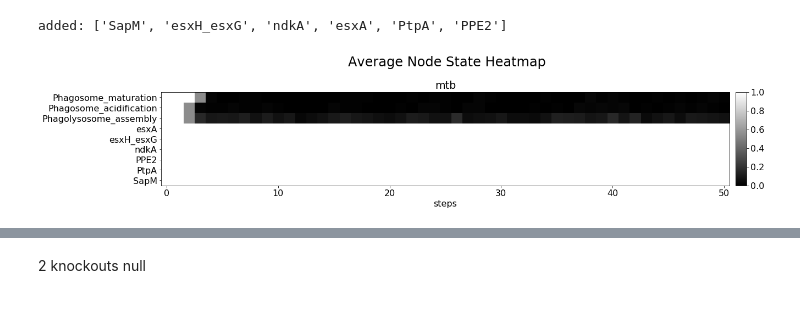
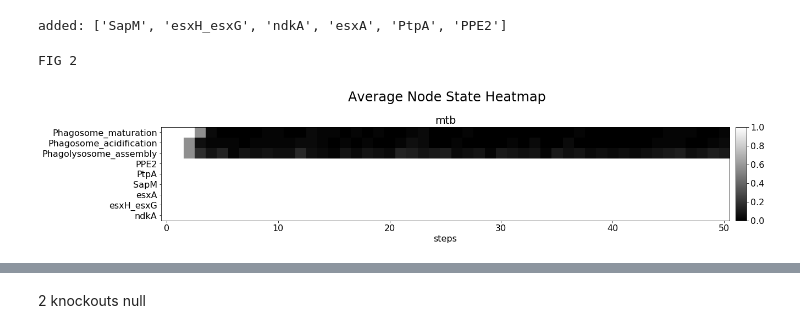
Before and after one commit to charlies-b/rp1, a Jupyter notebook: model-3.ipynb, the cells around one changed output, grey strips where cells are left out. Drawn from its saved outputs; the diff is of its cells as text; code cells hidden in the pictures.

Commit message:
ready to run final analysis and savedown inline figures

```diff
--- a/model-3.ipynb
+++ b/model-3.ipynb
@@ -9,6 +9,11 @@ mtb = ["Eis" , "esxA" ,"esxH_esxG" ,"IpdC" ,"ndkA" ,"PPE2" ,"PstS1" ,"PtpA" ,"Rv
 hit = ['AP1B1','ARL10','ASPSCR1','CHMP2A','KIF6','CLVS2','CDC42EP3','CHMP2B','GGA1','GOLT1B','HIP1R','VPS26B','PKD1L2','RIMS2','VCP']
 complexes = ['ESCRT_complexes', 'MHC_I_complexes', 'vATPase_complexes', 'ImportinBetaAlpha_complexes']
 processes = ['Phagosome_maturation', 'Phagosome_acidification', 'Phagolysosome_assembly']
+mtb = sorted(mtb)
+hit = sorted(hit)
+complexes = sorted(complexes)
+processes # maturation at the top
+runs = 50
 # %% [markdown]
 model 3
 # %%
@@ -52,20 +42,22 @@ mtb = [factor for factor in mtb if factor in definition_mtb] # just factors mode
 added: ['SapM', 'esxH_esxG', 'ndkA', 'esxA', 'PtpA', 'PPE2']
 # %%
 # run model
-models = bm.run_model(definition_mtb, steps=50, runs=100)
+models_mtb = bm.run_model(definition_mtb, steps=50, runs=runs)
 # %%
+print "FIG 2"
 # plot average
-avg = bm.average_models(models)
-bm.plot_maps([avg],
+avg_mtb = bm.average_models(models_mtb)
+bm.plot_maps([avg_mtb],
              titles=['mtb'],
-             nodes = processes + mtb,
+             nodes = processes + sorted(mtb),
              h = 4,
              top = 0.75,
              bottom=0.16,
              left=.16,
              suptitle='        Average Node State Heatmap' # white space to centre
             )
 # %% [output]
+FIG 2
-[figure, old version]
+[figure, new version]
 # %%
 # analyse behaviour
```
Also changed, not shown: parts of 44 cells of this notebook, 3 other files.
